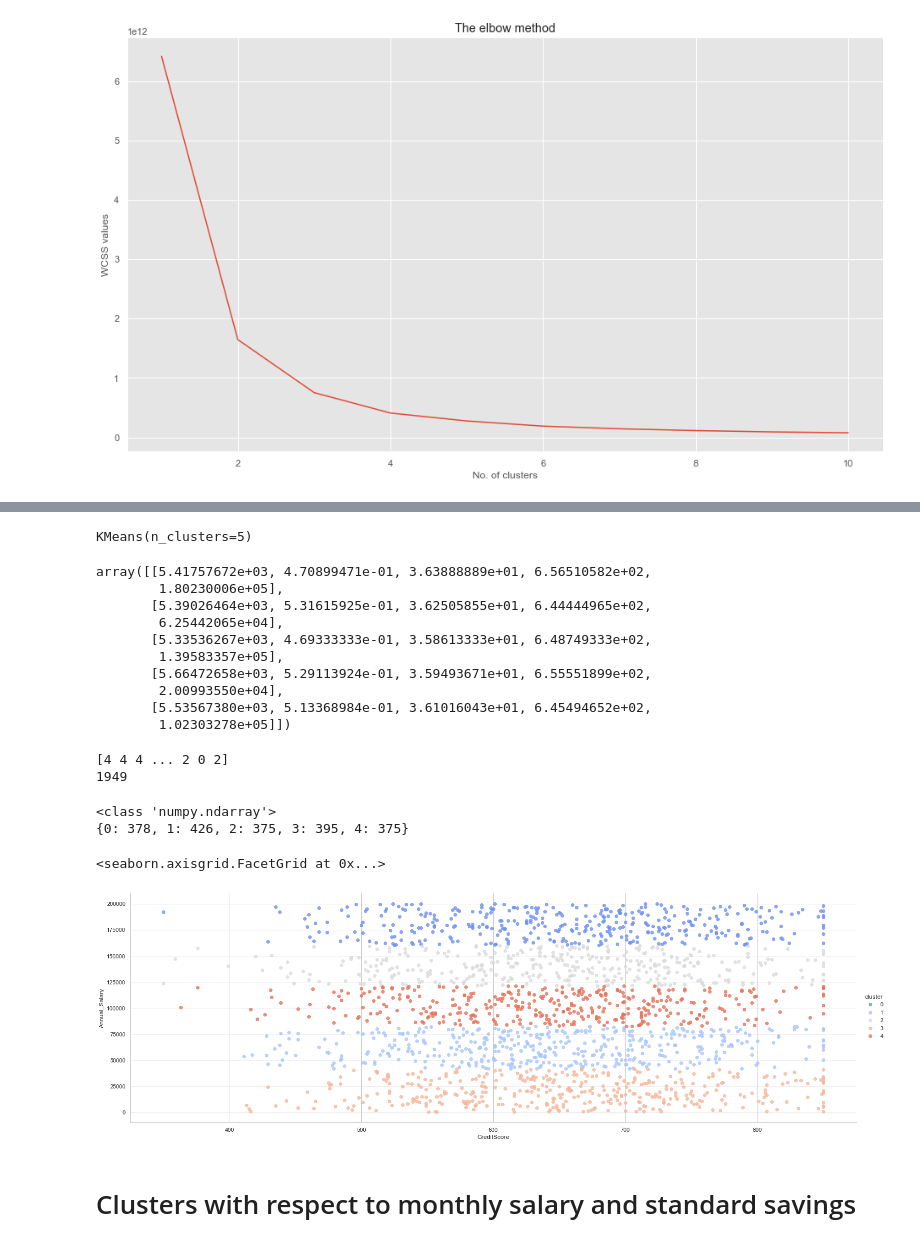
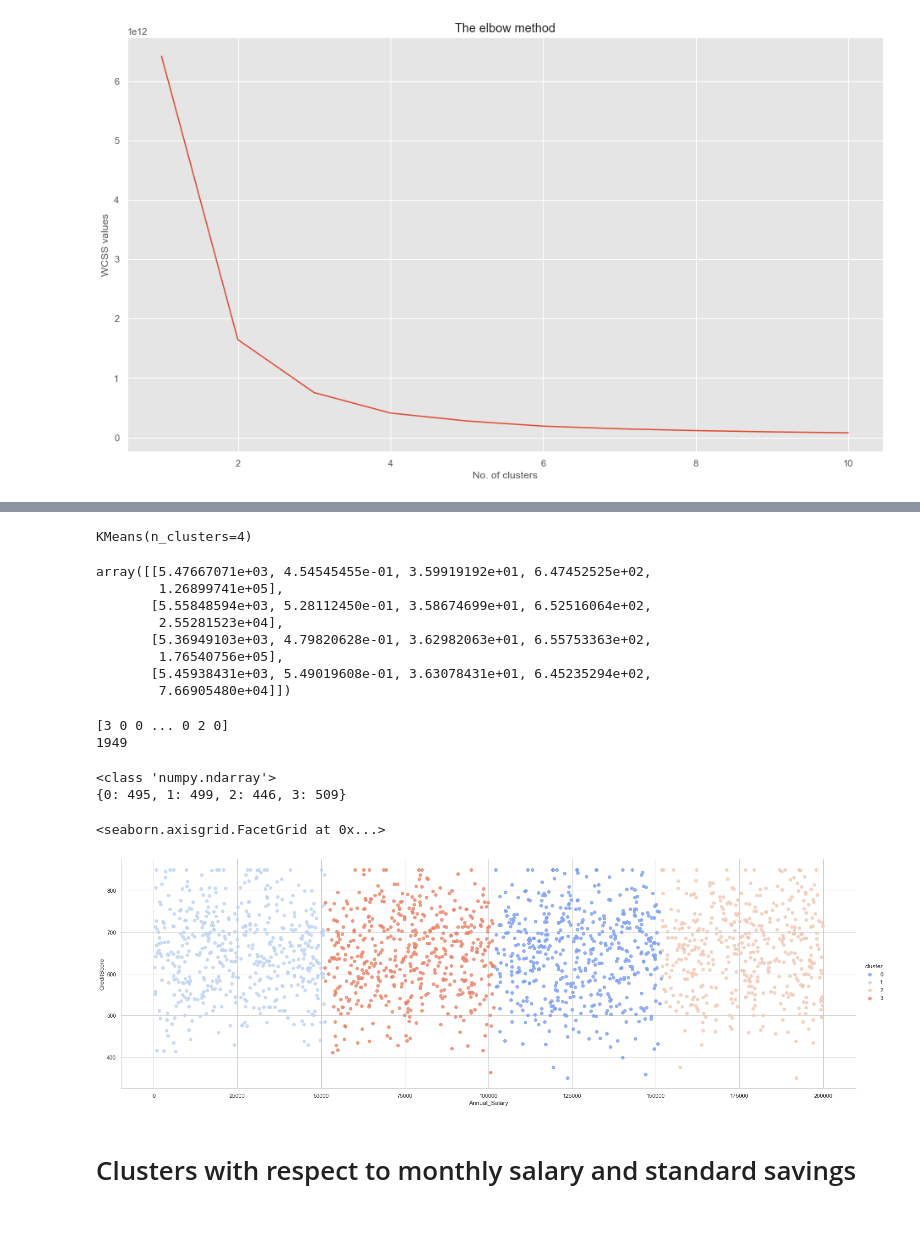
Before and after one commit to Shrikrishna911/bank-customer-segmentation, a Jupyter notebook: Bank_customer_segmentation/Bank_customer_Segmentation.ipynb, the cells around one changed output, grey strips where cells are left out. Cells and saved outputs as stored; diff of their text form; code cells hidden in the pictures.

```diff
--- a/Bank_customer_segmentation/Bank_customer_Segmentation.ipynb
+++ b/Bank_customer_segmentation/Bank_customer_Segmentation.ipynb
@@ -194,27 +196,25 @@ plt.show()
 # %%
-kmeans=KMeans(n_clusters=5)
+kmeans=KMeans(n_clusters=4)
 # %%
 kmeans.fit(newdata)
 # %% [output]
-KMeans(n_clusters=5)
+KMeans(n_clusters=4)
 # %%
 kmeans.cluster_centers_
 # %% [output]
-array([[5.41757672e+03, 4.70899471e-01, 3.63888889e+01, 6.56510582e+02,
-        1.80230006e+05],
-       [5.39026464e+03, 5.31615925e-01, 3.62505855e+01, 6.44444965e+02,
-        6.25442065e+04],
-       [5.33536267e+03, 4.69333333e-01, 3.58613333e+01, 6.48749333e+02,
-        1.39583357e+05],
-       [5.66472658e+03, 5.29113924e-01, 3.59493671e+01, 6.55551899e+02,
-        2.00993550e+04],
-       [5.53567380e+03, 5.13368984e-01, 3.61016043e+01, 6.45494652e+02,
-        1.02303278e+05]])
+array([[5.47667071e+03, 4.54545455e-01, 3.59919192e+01, 6.47452525e+02,
+        1.26899741e+05],
+       [5.55848594e+03, 5.28112450e-01, 3.58674699e+01, 6.52516064e+02,
+        2.55281523e+04],
+       [5.36949103e+03, 4.79820628e-01, 3.62982063e+01, 6.55753363e+02,
+        1.76540756e+05],
+       [5.45938431e+03, 5.49019608e-01, 3.63078431e+01, 6.45235294e+02,
+        7.66905480e+04]])
 # %%
 print(kmeans.labels_)
 print(len(kmeans.labels_))
 # %% [output]
-[4 4 4 ... 2 0 2]
+[3 0 0 ... 0 2 0]
 1949
 # %%
 
@@ -223,22 +223,22 @@ unique,counts=np.unique(kmeans.labels_,return_counts=True)
 print(dict(zip(unique,counts)))
 # %% [output]
 <class 'numpy.ndarray'>
-{0: 378, 1: 426, 2: 375, 3: 395, 4: 375}
+{0: 495, 1: 499, 2: 446, 3: 509}
 # %%
 import sys
 
 if not sys.warnoptions:
     # Importing warnings library to handle warnings
     import warnings
     warnings.simplefilter("ignore")
 #plot the data between Annual salary and standard Savings
 newdata['cluster']=kmeans.labels_
 sns.set_style('whitegrid')
-sns.lmplot('CreditScore','Annual_Salary',data=newdata,hue='cluster',
+sns.lmplot('Annual_Salary','CreditScore',data=newdata,hue='cluster',
            palette='coolwarm',size=7,aspect=3,fit_reg=False)
 # %% [output]
 <seaborn.axisgrid.FacetGrid at 0x...>
-[figure, old version]
+[figure, new version]
 # %% [markdown]
 # Clusters with respect to monthly salary and standard savings
 # %%
```
Also changed, not shown: parts of 4 cells of this notebook, 4 other files.
